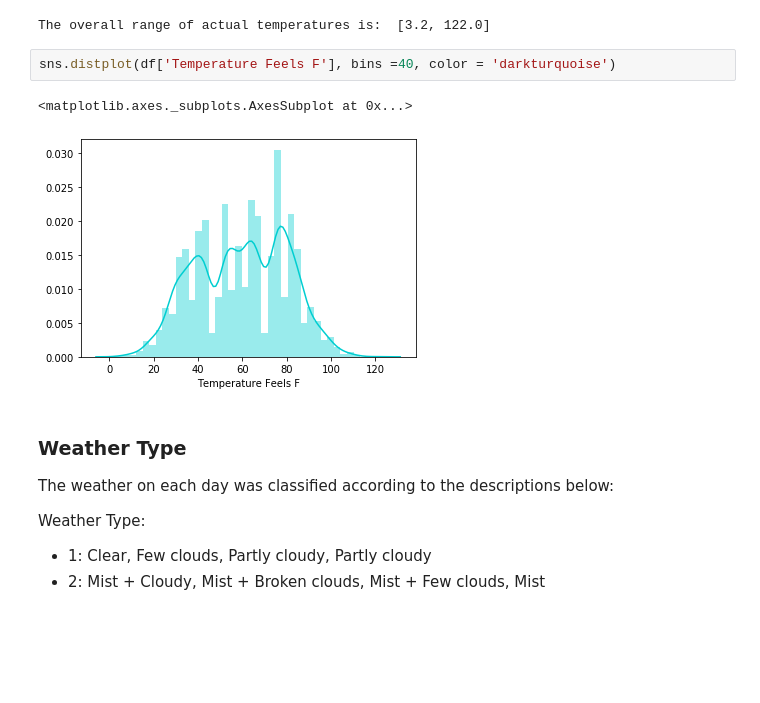
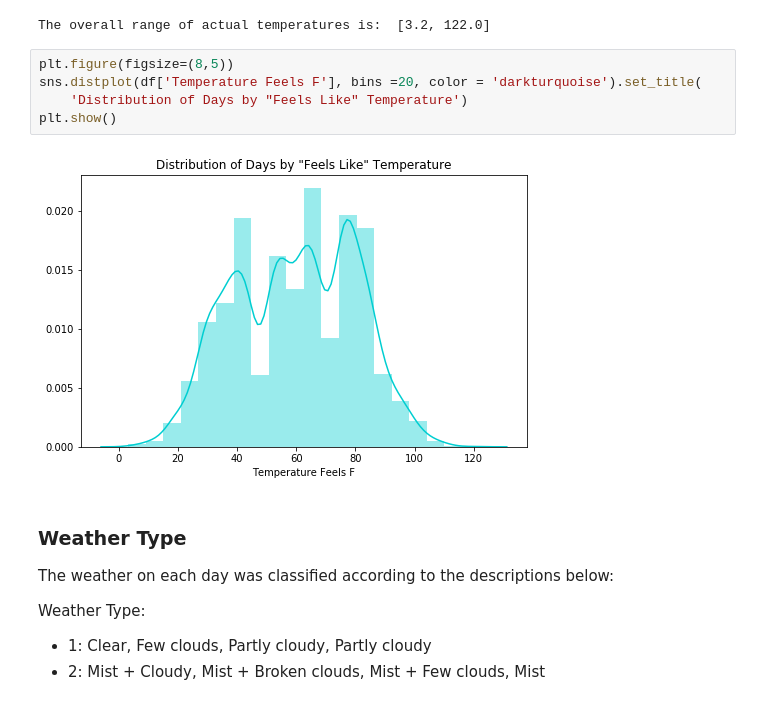
Before and after one commit to ArenCarpenter/Predicting_Bike_Ridership, a Jupyter notebook: 01_Exploratory_Data_Analysis.ipynb, the cells around one changed output. Saved outputs shown, nothing was run; the diff lists cells and outputs as text; blank space fills up the shorter version.

```diff
--- a/01_Exploratory_Data_Analysis.ipynb
+++ b/01_Exploratory_Data_Analysis.ipynb
@@ -62,10 +64,12 @@ print('The overall range of actual temperatures is: ', temp_feels_f_range)
 # %% [output]
 The overall range of actual temperatures is:  [3.2, 122.0]
 # %%
-sns.distplot(df['Temperature Feels F'], bins =40, color = 'darkturquoise')
+plt.figure(figsize=(8,5))
+sns.distplot(df['Temperature Feels F'], bins =20, color = 'darkturquoise').set_title(
+    'Distribution of Days by "Feels Like" Temperature')
+plt.show()
 # %% [output]
-<matplotlib.axes._subplots.AxesSubplot at 0x...>
-[figure, old version]
+[figure, new version]
 # %% [markdown]
 ### Weather Type
 
```
Also changed, not shown: parts of 7 cells of this notebook, 7 other files.
